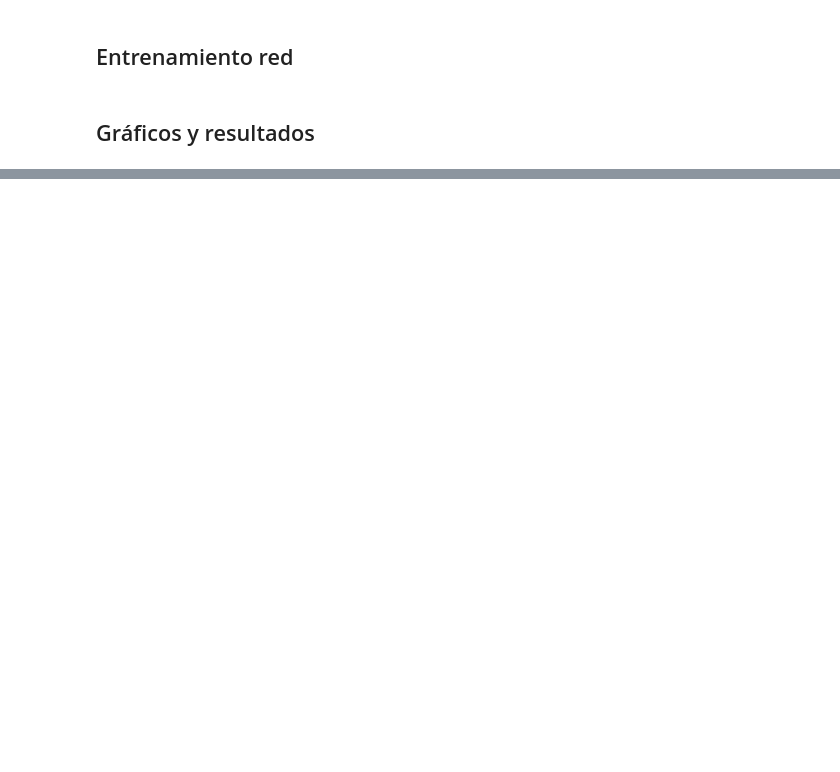
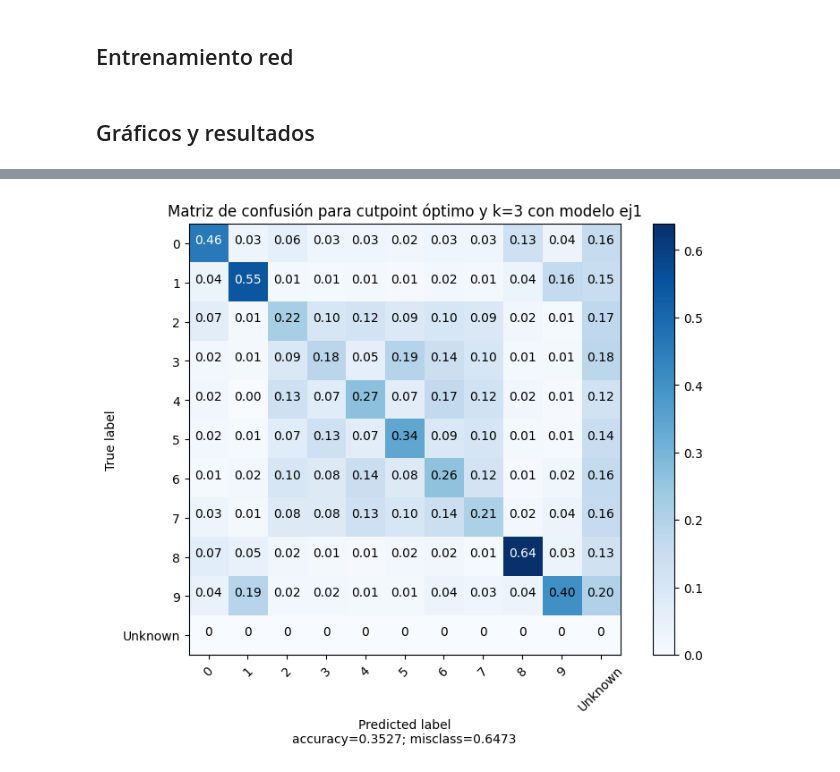
Before and after one commit to LautaroCerruti/ML-IAA-2024, a Jupyter notebook: TP5/TP5.ipynb, the cells around one changed output, grey strips where cells are left out. Drawn from its saved outputs; the diff is of its cells as text; code cells hidden in the pictures; blank space fills up the shorter version.

```diff
--- a/TP5/TP5.ipynb
+++ b/TP5/TP5.ipynb
@@ -600,0 +663,4 @@ model_sim.save(save_path, save_index=save_index)
+# %%
+# save the model and the index
+save_path_2 = "models/tf_sim_2"  # @param {type:"string"}
+model_sim_2.save(save_path_2, save_index=save_index)
@@ -610 +682,10 @@ if save_index:
+# %%
+# reload the model
+model_sim_2 = tf.keras.models.load_model(
+    save_path_2,
+    custom_objects={"SimilarityModel": tfsim.models.SimilarityModel},
+)
+# reload the index
+if save_index:
+    model_sim_2.load_index(save_path_2)
 # %%
@@ -702,0 +784,9 @@ cm_sim_3 = tfsim_visualization.confusion_matrix(
+# %%
+matches_sim_2_3 = model_sim_2.match(test_images, cutpoint=cutpoint, no_match_label=10, k=3)
+cm_sim_2_3 = tfsim_visualization.confusion_matrix(
+    matches_sim_2_3,
+    test_labels,
+    labels=labels,
+    title="Matriz de confusión para cutpoint óptimo y k=3 con modelo ej1",
+)
+# %% [output]
@@ -703,3 +794,4 @@ cm_sim_3 = tfsim_visualization.confusion_matrix(
+[figure, added]
 # %%
 matches_sim_5 = model_sim.match(test_images, cutpoint=cutpoint, no_match_label=10, k=5)
 cm_sim_5 = tfsim_visualization.confusion_matrix(
```
Also changed, not shown: parts of 16 cells of this notebook, 12 other files.
